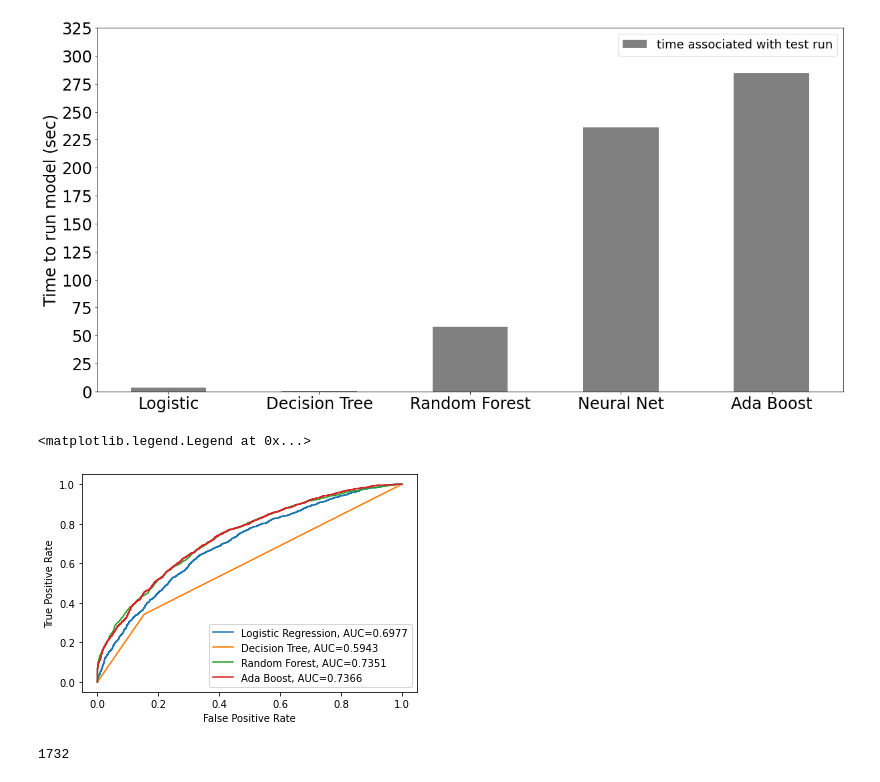
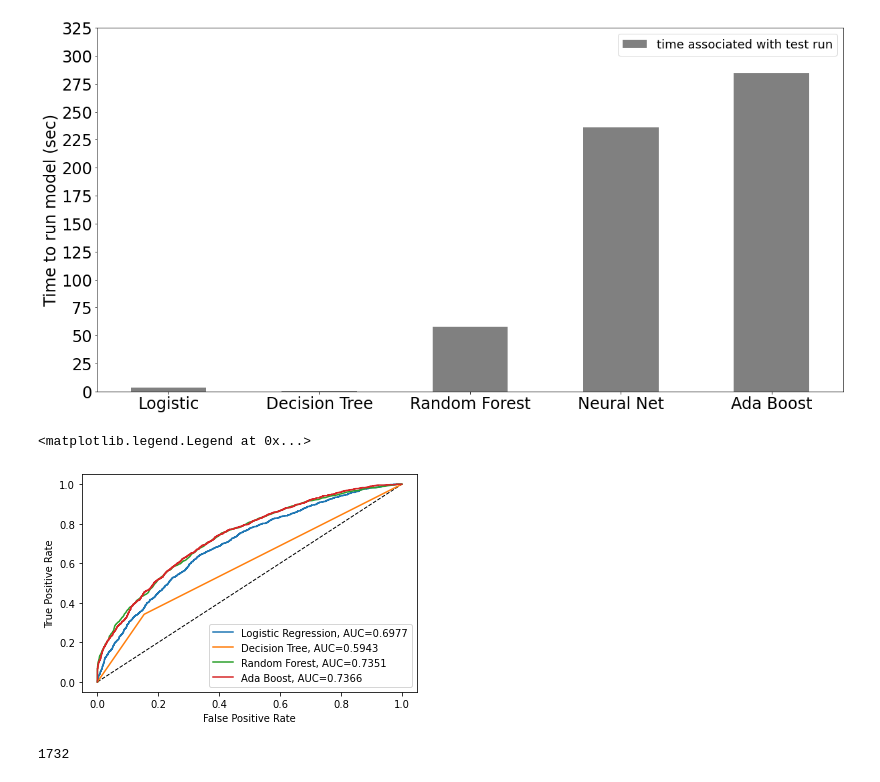
Before and after one commit to angelathe/classifying-opioid-use, a Jupyter notebook: models.ipynb, the cells around one changed output. Saved outputs shown, nothing was run; the diff lists cells and outputs as text; code cells hidden in the pictures.

Commit message:
Added dashed line

```diff
--- a/models.ipynb
+++ b/models.ipynb
@@ -702,19 +702,19 @@ plt.show()
 # %%
 #set up plotting area
 plt.figure(0).clf()
 
-
+plt.plot([0, 1], [0, 1], color = 'black', linewidth = 1, linestyle='dashed')
 plt.plot(fpr_log,tpr_log,label="Logistic Regression, AUC="+str(auc_log))
 plt.plot(fpr_tree,tpr_tree,label="Decision Tree, AUC="+str(auc_tree))
 plt.plot(fpr_forest,tpr_forest,label="Random Forest, AUC="+str(auc_forest))
 #plt.plot(fpr_neural,tpr_neural,label="Neural Net, AUC="+str(auc_neural))
 plt.plot(fpr_ada,tpr_ada,label="Ada Boost, AUC="+str(auc_ada))
 plt.xlabel('False Positive Rate')
 plt.ylabel('True Positive Rate')
 plt.legend()
 # %% [output]
 <matplotlib.legend.Legend at 0x...>
-[figure, old version]
+[figure, new version]
 # %%
 # %% [output]
 1732
```
